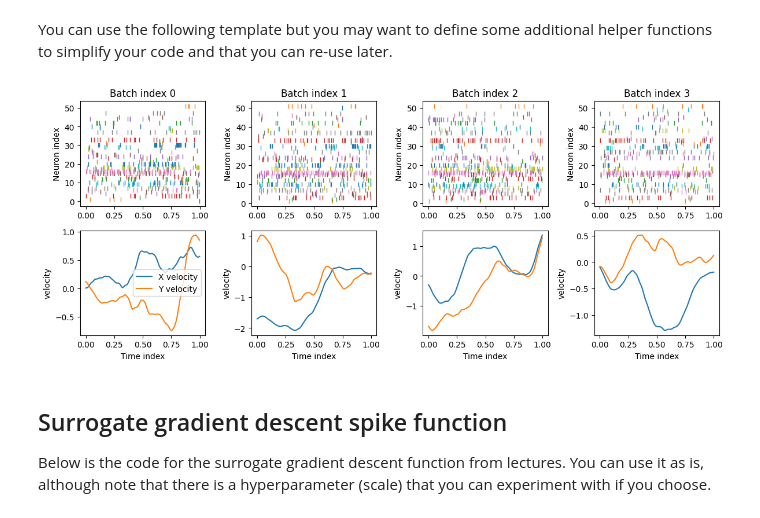
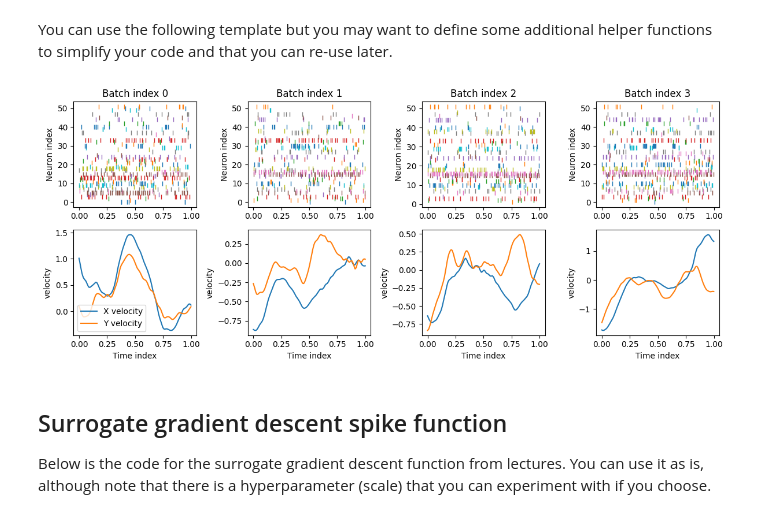
Before and after one commit to codinghasnat/Neuro4ML_2, a Jupyter notebook: Ayman/cw2-decoding.ipynb, the cells around one changed output. Drawn from its saved outputs; the diff is of its cells as text; code cells hidden in the pictures.

```diff
--- a/Ayman/cw2-decoding.ipynb
+++ b/Ayman/cw2-decoding.ipynb
@@ -231,61 +231,76 @@ val_range = (train_end, val_end)
 test_range = (val_end, int(total_duration))
 
 
-# Generator function that yields batches
-def batched_data(range_to_use, spike_times, vel, vel_times, dt=1e-3, length=1, batch_size=64):
-  start_time, end_time = range_to_use
-  num_time_points = int(length / dt)
-  num_batches = (end_time - start_time) // (length * batch_size)
-  num_neurons = len(spike_times)
+import numpy as np
+import torch
+from scipy.interpolate import interp1d
+import random
 
-  # for velocity interpolation, here we use a simple linear interpolation
-  interp_func = interp1d(vel_times, vel.T, kind='linear', bounds_error=False, fill_value="extrapolate")
+def prepare_batch(batch_segment, spike_times, vel_times, vel, dt, length, num_time_points):
+    start_time = batch_segment
+    time_points = np.linspace(start_time, start_time + length, num_time_points)  # 1 second long segment
 
-  for batch_idx in range(num_batches):
-    x = torch.zeros((batch_size, num_neurons, num_time_points))
-    y = torch.zeros((batch_size, 2, num_time_points))
+    # Spike data preparation
+    x_batch = torch.zeros((len(spike_times), num_time_points))
+    for neuron_index, neuron_spikes in enumerate(spike_times):
+        spike_times_in_batch = neuron_spikes[(neuron_spikes >= start_time) & (neuron_spikes < start_time + 1)]
+        indices = np.floor((spike_times_in_batch - start_time) / dt).astype(int)
+        x_batch[neuron_index, indices] = 1
 
-    for b in range(batch_size):
-      # choose a random start time within the range for this batch
-      batch_start = np.random.uniform(start_time, end_time - length)
-      time_points = np.linspace(batch_start, batch_start + length, num_time_points)
+    # Velocity interpolation
+    interp_func = interp1d(vel_times, vel.T, kind='linear', bounds_error=False, fill_value="extrapolate")
+    y_batch = torch.tensor(interp_func(time_points))
 
-      # Construct the x matrix for spikes
-      for neuron_index, neuron_spikes in enumerate(spike_times):
-        spike_times_in_batch = neuron_spikes[(neuron_spikes >= batch_start) & (neuron_spikes <= batch_start + length)]
-        indices = np.floor((spike_times_in_batch - batch_start) / dt).astype(int)
-        x[b, neuron_index, indices] = 1
+    return x_batch, y_batch
 
-      # Interpolate velocities for these time points
-      y[b] = torch.tensor(interp_func(time_points))
+def batched_data(range_to_use, spike_times, vel, vel_times, dt=ms, length=1, batch_size=64):
+    start_time, end_time = range_to_use
 
-    yield x, y
+    # Create segments each length seconds long
+    segments = np.arange(start_time, end_time, length)
+    random.shuffle(segments)  # Shuffle segments to randomize batch contents
+
+    num_segments = len(segments)
+    num_batches = num_segments // batch_size
+
+    for batch_idx in range(num_batches):
+        x = torch.zeros((batch_size, len(spike_times), int(length / dt)))
+        y = torch.zeros((batch_size, 2, int(length / dt)))
+
+        for b in range(batch_size):
+            segment_index = batch_idx * batch_size + b
+            if segment_index < num_segments:
+                x_batch, y_batch = prepare_batch(segments[segment_index], spike_times, vel_times, vel, dt, length, int(length / dt))
+                x[b] = x_batch
+                y[b] = y_batch
+
+        yield x, y
 
 # Plot a sample of data
 
 # Plot a sample of data
-x, y = next(batched_data(train_range, spike_times, vel, vel_times, dt=1e-3, length=1, batch_size=4))
+x, y = next(batched_data(train_range, spike_times, vel, vel_times, dt=ms, length=1, batch_size=4))
 plt.figure(figsize=(12, 5))
 for b in range(4):
   # Plot spikes for this batch index
   ax = plt.subplot(2, 4, b+1)
   for neuron_idx in range(x.shape[1]):  # x.shape[1] will give num neurons in the tensor
-      spike_times_batch = np.where(x[b, neuron_idx].numpy() == 1)[0] * 1e-3  # dt=1e-3
+      spike_times_batch = np.where(x[b, neuron_idx].numpy() == 1)[0] * ms  # dt=ms
       plt.plot(spike_times_batch, [neuron_idx]*len(spike_times_batch), '|')
   plt.ylabel('Neuron index')
   plt.title(f'Batch index {b}')
   # Plot velocities for this batch index
   plt.subplot(2, 4, b+5, sharex=ax)
   time_axis = np.arange(0, x.shape[2]*1e-3, 1e-3)
   plt.plot(time_axis, y[b, 0].numpy(), label='X velocity')
   plt.plot(time_axis, y[b, 1].numpy(), label='Y velocity')
   plt.xlabel('Time index')
   plt.ylabel('velocity')
   if b==0:
     plt.legend(loc='best')
 plt.tight_layout();
 # %% [output]
-[figure, old version]
+[figure, new version]
 # %% [markdown]
 ## Surrogate gradient descent spike function
 
```
Also changed, not shown: parts of 8 cells of this notebook.
